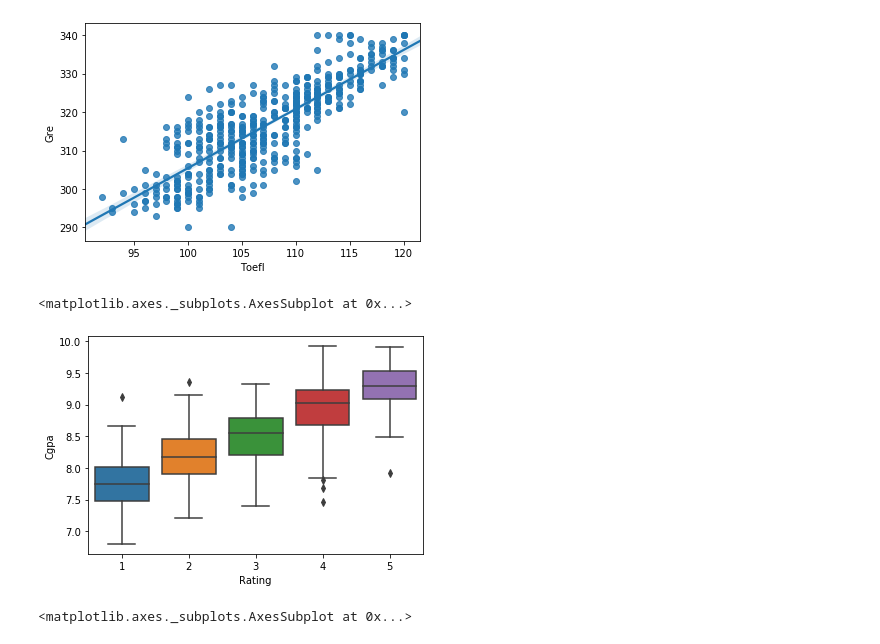
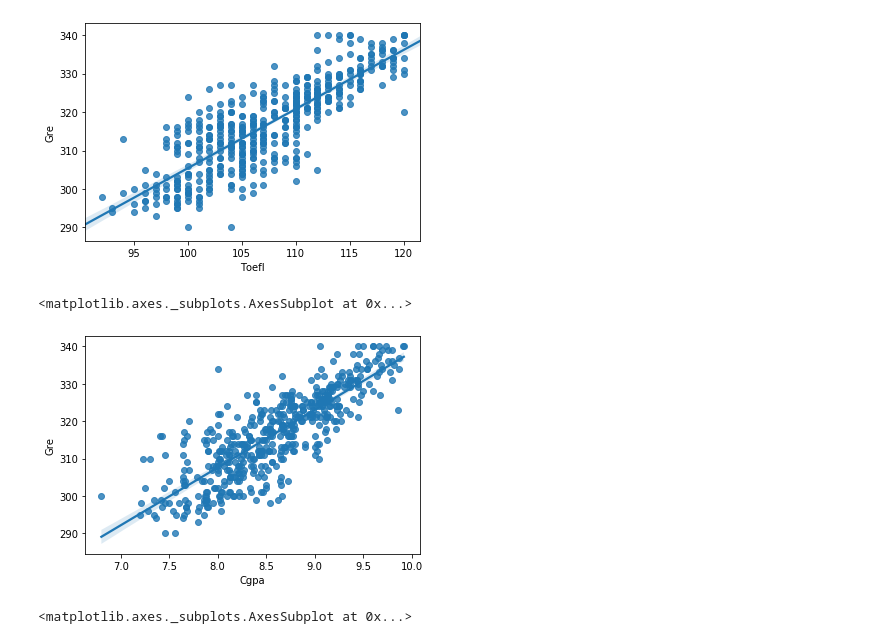
Before and after one commit to srikanthpragada/DS_06_APR_2020, a Jupyter notebook: admission/admission.ipynb, the cells around one changed output. Drawn from its saved outputs; the diff is of its cells as text; code cells hidden in the pictures.

```diff
--- a/admission/admission.ipynb
+++ b/admission/admission.ipynb
@@ -125,10 +132,10 @@ sns.regplot(x="Toefl", y = "Gre", data = df)
 <matplotlib.axes._subplots.AxesSubplot at 0x...>
 [figure]
 # %%
-sns.boxplot(y="Cgpa", x ="Rating", data=df)
+sns.regplot(x='Cgpa',y = 'Gre', data  = df)
 # %% [output]
 <matplotlib.axes._subplots.AxesSubplot at 0x...>
-[figure, old version]
+[figure, new version]
 # %%
 sns.regplot(data=df, x='Cgpa',y='Chance')
 # %% [output]
```
Also changed, not shown: parts of 14 cells of this notebook.
